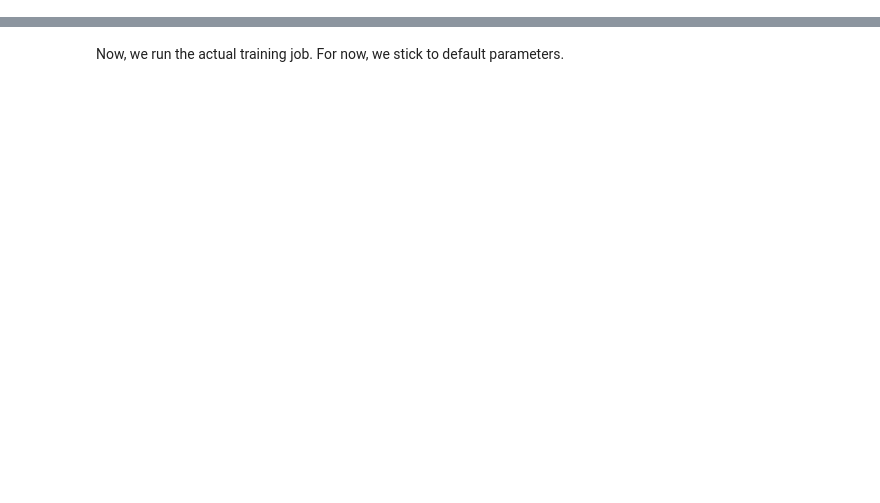
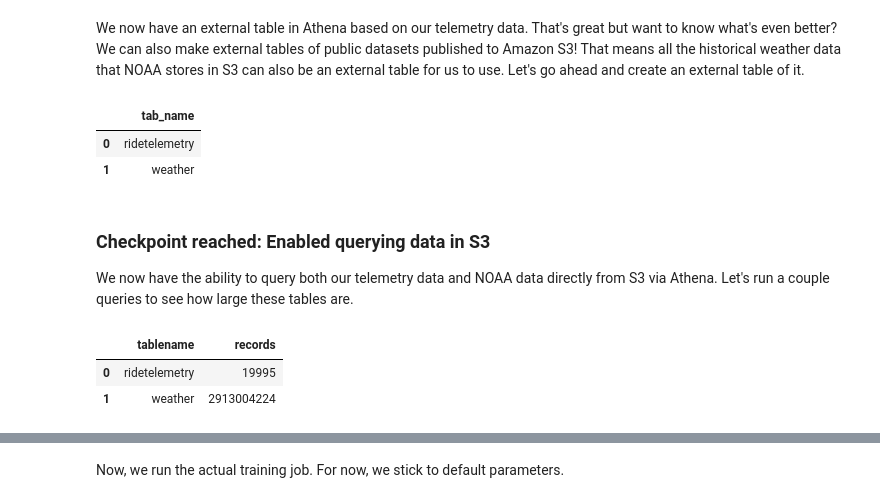
Before and after one commit to aws-samples/aws-serverless-workshops, a Jupyter notebook: MachineLearning/2_ModelBuilding/notebooks/linear_learner.ipynb, the cells around one changed output, grey strips where cells are left out. Cells and saved outputs as stored; diff of their text form; code cells hidden in the pictures; blank space fills up the shorter version.

```diff
--- a/MachineLearning/2_ModelBuilding/notebooks/linear_learner.ipynb
+++ b/MachineLearning/2_ModelBuilding/notebooks/linear_learner.ipynb
@@ -147,0 +104,55 @@ It is also possible to provide test data. This way we can get an evaluation of t
+# %% [markdown]
+We now have an external table in Athena based on our telemetry data.  That's great but want to know what's even better?  We can also make external tables of public datasets published to Amazon S3!  That means all the historical weather data that NOAA stores in S3 can also be an external table for us to use.  Let's go ahead and create an external table of it.
+# %%
+# create an external table based on NOAA's weather files
+weather_table = "weather"
+
+# drop the table if we're rerunning this cell
+pd.read_sql("DROP TABLE IF EXISTS %s.%s" % (athena_database, weather_table),conn)
+
+# create an external table based on the data schema @ https://docs.opendata.aws/noaa-ghcn-pds/readme.html
+# 'year_date' isn't expressed as a typical datetime type, so we'll worry about it later.
+sql_stmt_create_tb = """
+CREATE EXTERNAL TABLE IF NOT EXISTS %s.%s (
+ id string
+,year_date string
+,element string
+,data_value double
+,m_flag string
+,q_flag string
+,s_flag string
+,obs_time string
+)
+ROW FORMAT SERDE 'org.apache.hadoop.hive.serde2.lazy.LazySimpleSerDe'
+WITH SERDEPROPERTIES (
+"field.delim" = ","
+)
+LOCATION 's3://noaa-ghcn-pds/csv/'
+""" % (athena_database, weather_table)
+
+# send the create table query statement to our Athena connection
+pd.read_sql(sql_stmt_create_tb, conn)
+
+# confirm that our new table exists
+pd.read_sql(("SHOW TABLES IN %s" % athena_database), conn)
+# %% [output]
+|  | tab_name |
+| 0 | ridetelemetry |
+| 1 | weather |
+# %% [markdown]
+### Checkpoint reached: Enabled querying data in S3
+
+We now have the ability to query both our telemetry data and NOAA data directly from S3 via Athena.  Let's run a couple queries to see how large these tables are.
+# %%
+# count telemetry records
+pd.read_sql("""
+SELECT '%s' as tablename, COUNT(*) records FROM  %s.%s
+UNION ALL
+SELECT '%s' as tablename, COUNT(*) records FROM  %s.%s
+""" % (processed_table, athena_database, processed_table,
+       weather_table, athena_database, weather_table
+      ), conn)
+# %% [output]
+|  | tablename | records |
+| 0 | ridetelemetry | 19995 |
+| 1 | weather | 2913004224 |
```
Also changed, not shown: parts of 43 cells of this notebook.
